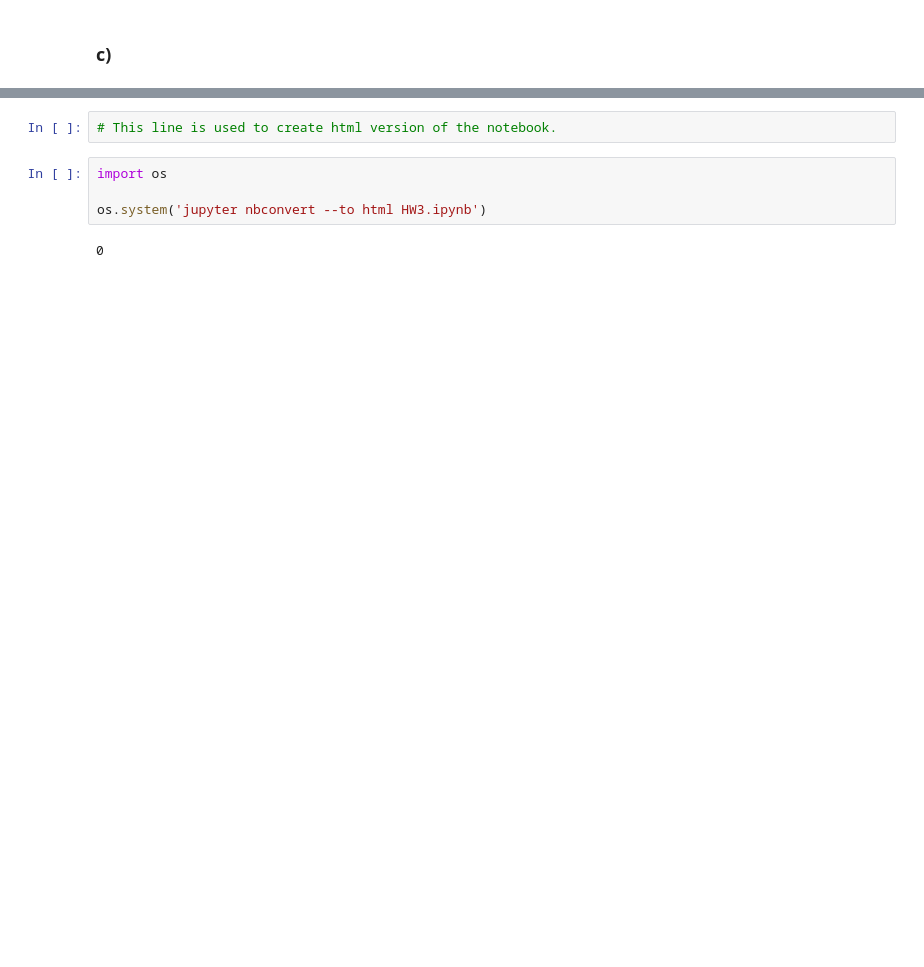
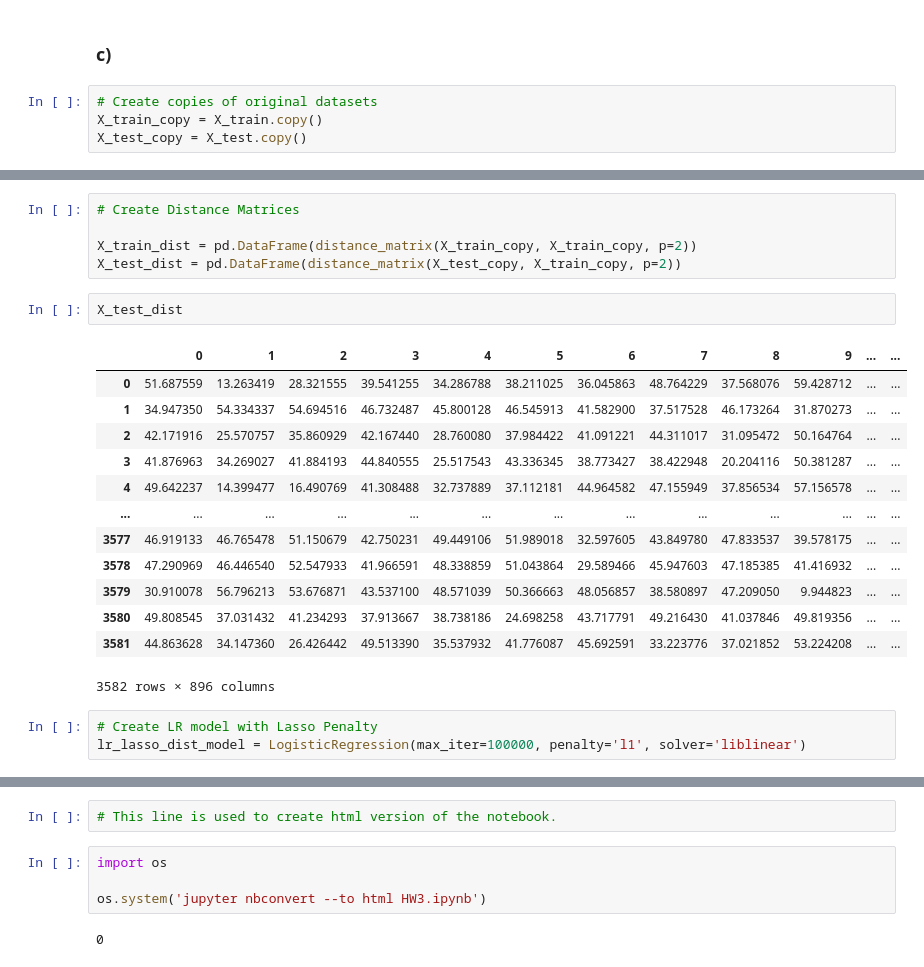
Before and after one commit to sencer4898/fall21-sencer4898, a Jupyter notebook: files/HW3.ipynb, the cells around one changed output, grey strips where cells are left out. Drawn from its saved outputs; the diff is of its cells as text; blank space fills up the shorter version.

```diff
--- a/files/HW3.ipynb
+++ b/files/HW3.ipynb
@@ -277,2 +321,6 @@ lr_lasso_coefs[lr_lasso_coefs["Coef"]>0]
 # %% [markdown]
 ### c)
+# %%
+# Create copies of original datasets
+X_train_copy = X_train.copy()
+X_test_copy = X_test.copy()
@@ -278,0 +337,24 @@ lr_lasso_coefs[lr_lasso_coefs["Coef"]>0]
+# %%
+# Create Distance Matrices
+
+X_train_dist = pd.DataFrame(distance_matrix(X_train_copy, X_train_copy, p=2))
+X_test_dist = pd.DataFrame(distance_matrix(X_test_copy, X_train_copy, p=2))
+# %%
+X_test_dist
+# %% [output]
+|  | 0 | 1 | 2 | 3 | 4 | 5 | 6 | 7 | 8 | 9 | ... | ... |
+| 0 | 51.687559 | 13.263419 | 28.321555 | 39.541255 | 34.286788 | 38.211025 | 36.045863 | 48.764229 | 37.568076 | 59.428712 | ... | ... |
+| 1 | 34.947350 | 54.334337 | 54.694516 | 46.732487 | 45.800128 | 46.545913 | 41.582900 | 37.517528 | 46.173264 | 31.870273 | ... | ... |
+| 2 | 42.171916 | 25.570757 | 35.860929 | 42.167440 | 28.760080 | 37.984422 | 41.091221 | 44.311017 | 31.095472 | 50.164764 | ... | ... |
+| 3 | 41.876963 | 34.269027 | 41.884193 | 44.840555 | 25.517543 | 43.336345 | 38.773427 | 38.422948 | 20.204116 | 50.381287 | ... | ... |
+| 4 | 49.642237 | 14.399477 | 16.490769 | 41.308488 | 32.737889 | 37.112181 | 44.964582 | 47.155949 | 37.856534 | 57.156578 | ... | ... |
+| ... | ... | ... | ... | ... | ... | ... | ... | ... | ... | ... | ... | ... |
+| 3577 | 46.919133 | 46.765478 | 51.150679 | 42.750231 | 49.449106 | 51.989018 | 32.597605 | 43.849780 | 47.833537 | 39.578175 | ... | ... |
+| 3578 | 47.290969 | 46.446540 | 52.547933 | 41.966591 | 48.338859 | 51.043864 | 29.589466 | 45.947603 | 47.185385 | 41.416932 | ... | ... |
+| 3579 | 30.910078 | 56.796213 | 53.676871 | 43.537100 | 48.571039 | 50.366663 | 48.056857 | 38.580897 | 47.209050 | 9.944823 | ... | ... |
+| 3580 | 49.808545 | 37.031432 | 41.234293 | 37.913667 | 38.738186 | 24.698258 | 43.717791 | 49.216430 | 41.037846 | 49.819356 | ... | ... |
+| 3581 | 44.863628 | 34.147360 | 26.426442 | 49.513390 | 35.537932 | 41.776087 | 45.692591 | 33.223776 | 37.021852 | 53.224208 | ... | ... |
+3582 rows × 896 columns
+# %%
+# Create LR model with Lasso Penalty
+lr_lasso_dist_model = LogisticRegression(max_iter=100000, penalty='l1', solver='liblinear')
```
Also changed, not shown: parts of 44 cells of this notebook, 1 other file.
